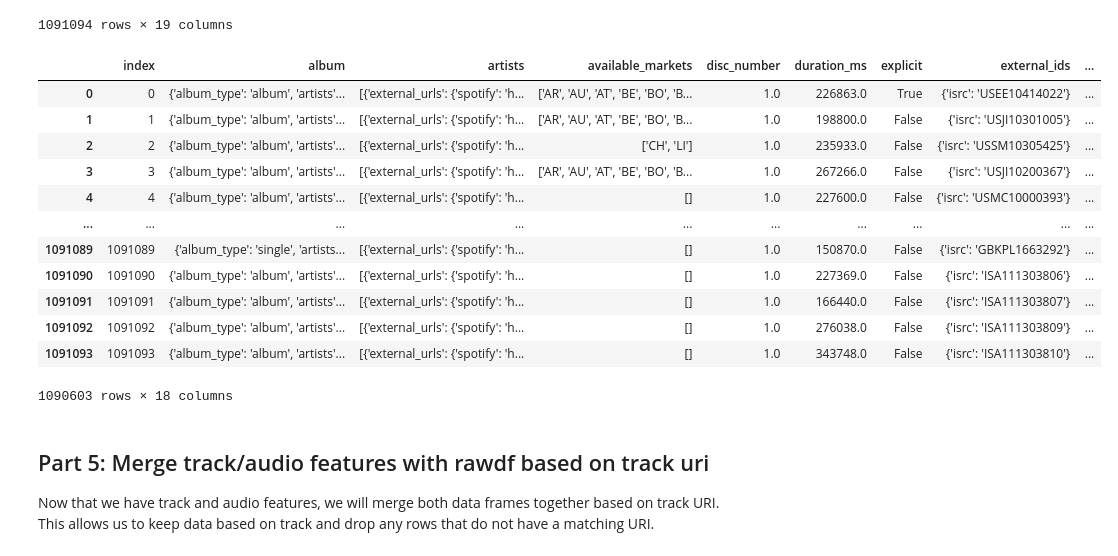
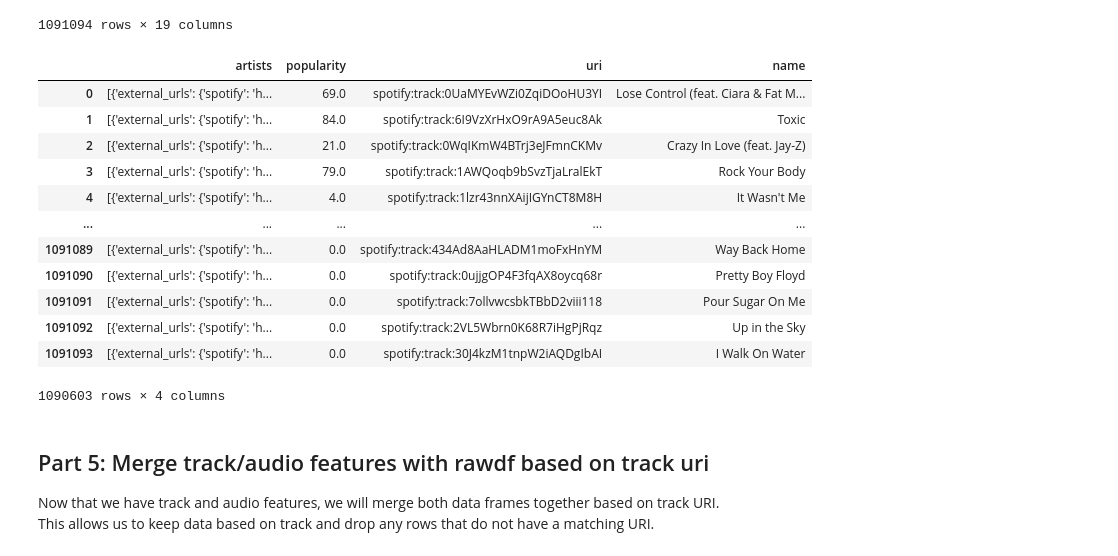
Before and after one commit to kangelaa/music-rec-system, a Jupyter notebook: data_acquisition_pipeline.ipynb, the cells around one changed output. Saved outputs shown, nothing was run; the diff lists cells and outputs as text; code cells hidden in the pictures.

```diff
--- a/data_acquisition_pipeline.ipynb
+++ b/data_acquisition_pipeline.ipynb
@@ -332,21 +367,22 @@ track_features_full
 | 1091093 | 90993 | 90993 | {'album_type': 'album', 'artists'... | [{'external_urls': {'spotify': 'h... | [] | 1.0 | 343748.0 | False | ... |
 1091094 rows × 19 columns
 # %%
-track_features_full = track_features_full.drop(['Unnamed: 0.1','Unnamed: 0'], axis = 1)
+#track_features_full = track_features_full.drop(['Unnamed: 0.1','Unnamed: 0'], axis = 1)
+track_features_full = track_features_full[['artists', 'popularity', 'uri', 'name']]
 track_features_full = track_features_full.reset_index(drop = True)
 track_features_full = track_features_full.drop_duplicates(subset = 'uri')
 track_features_full
 # %% [output]
-|  | index | album | artists | available_markets | disc_number | duration_ms | explicit | external_ids | ... |
-| 0 | 0 | {'album_type': 'album', 'artists'... | [{'external_urls': {'spotify': 'h... | ['AR', 'AU', 'AT', 'BE', 'BO', 'B... | 1.0 | 226863.0 | True | {'isrc': 'USEE10414022'} | ... |
-| 1 | 1 | {'album_type': 'album', 'artists'... | [{'external_urls': {'spotify': 'h... | ['AR', 'AU', 'AT', 'BE', 'BO', 'B... | 1.0 | 198800.0 | False | {'isrc': 'USJI10301005'} | ... |
-| 2 | 2 | {'album_type': 'album', 'artists'... | [{'external_urls': {'spotify': 'h... | ['CH', 'LI'] | 1.0 | 235933.0 | False | {'isrc': 'USSM10305425'} | ... |
-| 3 | 3 | {'album_type': 'album', 'artists'... | [{'external_urls': {'spotify': 'h... | ['AR', 'AU', 'AT', 'BE', 'BO', 'B... | 1.0 | 267266.0 | False | {'isrc': 'USJI10200367'} | ... |
-| 4 | 4 | {'album_type': 'album', 'artists'... | [{'external_urls': {'spotify': 'h... | [] | 1.0 | 227600.0 | False | {'isrc': 'USMC10000393'} | ... |
-| ... | ... | ... | ... | ... | ... | ... | ... | ... | ... |
-| 1091089 | 1091089 | {'album_type': 'single', 'artists... | [{'external_urls': {'spotify': 'h... | [] | 1.0 | 150870.0 | False | {'isrc': 'GBKPL1663292'} | ... |
-| 1091090 | 1091090 | {'album_type': 'album', 'artists'... | [{'external_urls': {'spotify': 'h... | [] | 1.0 | 227369.0 | False | {'isrc': 'ISA111303806'} | ... |
-| 1091091 | 1091091 | {'album_type': 'album', 'artists'... | [{'external_urls': {'spotify': 'h... | [] | 1.0 | 166440.0 | False | {'isrc': 'ISA111303807'} | ... |
-| 1091092 | 1091092 | {'album_type': 'album', 'artists'... | [{'external_urls': {'spotify': 'h... | [] | 1.0 | 276038.0 | False | {'isrc': 'ISA111303809'} | ... |
-| 1091093 | 1091093 | {'album_type': 'album', 'artists'... | [{'external_urls': {'spotify': 'h... | [] | 1.0 | 343748.0 | False | {'isrc': 'ISA111303810'} | ... |
+|  | artists | popularity | uri | name |
+| 0 | [{'external_urls': {'spotify': 'h... | 69.0 | spotify:track:0UaMYEvWZi0ZqiDOoHU3YI | Lose Control (feat. Ciara & Fat M... |
+| 1 | [{'external_urls': {'spotify': 'h... | 84.0 | spotify:track:6I9VzXrHxO9rA9A5euc8Ak | Toxic |
+| 2 | [{'external_urls': {'spotify': 'h... | 21.0 | spotify:track:0WqIKmW4BTrj3eJFmnCKMv | Crazy In Love (feat. Jay-Z) |
+| 3 | [{'external_urls': {'spotify': 'h... | 79.0 | spotify:track:1AWQoqb9bSvzTjaLralEkT | Rock Your Body |
+| 4 | [{'external_urls': {'spotify': 'h... | 4.0 | spotify:track:1lzr43nnXAijIGYnCT8M8H | It Wasn't Me |
+| ... | ... | ... | ... | ... |
+| 1091089 | [{'external_urls': {'spotify': 'h... | 0.0 | spotify:track:434Ad8AaHLADM1moFxHnYM | Way Back Home |
+| 1091090 | [{'external_urls': {'spotify': 'h... | 0.0 | spotify:track:0ujjgOP4F3fqAX8oycq68r | Pretty Boy Floyd |
+| 1091091 | [{'external_urls': {'spotify': 'h... | 0.0 | spotify:track:7ollvwcsbkTBbD2viii118 | Pour Sugar On Me |
+| 1091092 | [{'external_urls': {'spotify': 'h... | 0.0 | spotify:track:2VL5Wbrn0K68R7iHgPjRqz | Up in the Sky |
+| 1091093 | [{'external_urls': {'spotify': 'h... | 0.0 | spotify:track:30J4kzM1tnpW2iAQDgIbAI | I Walk On Water |
-1090603 rows × 18 columns
+1090603 rows × 4 columns
```
Also changed, not shown: parts of 28 cells of this notebook.
